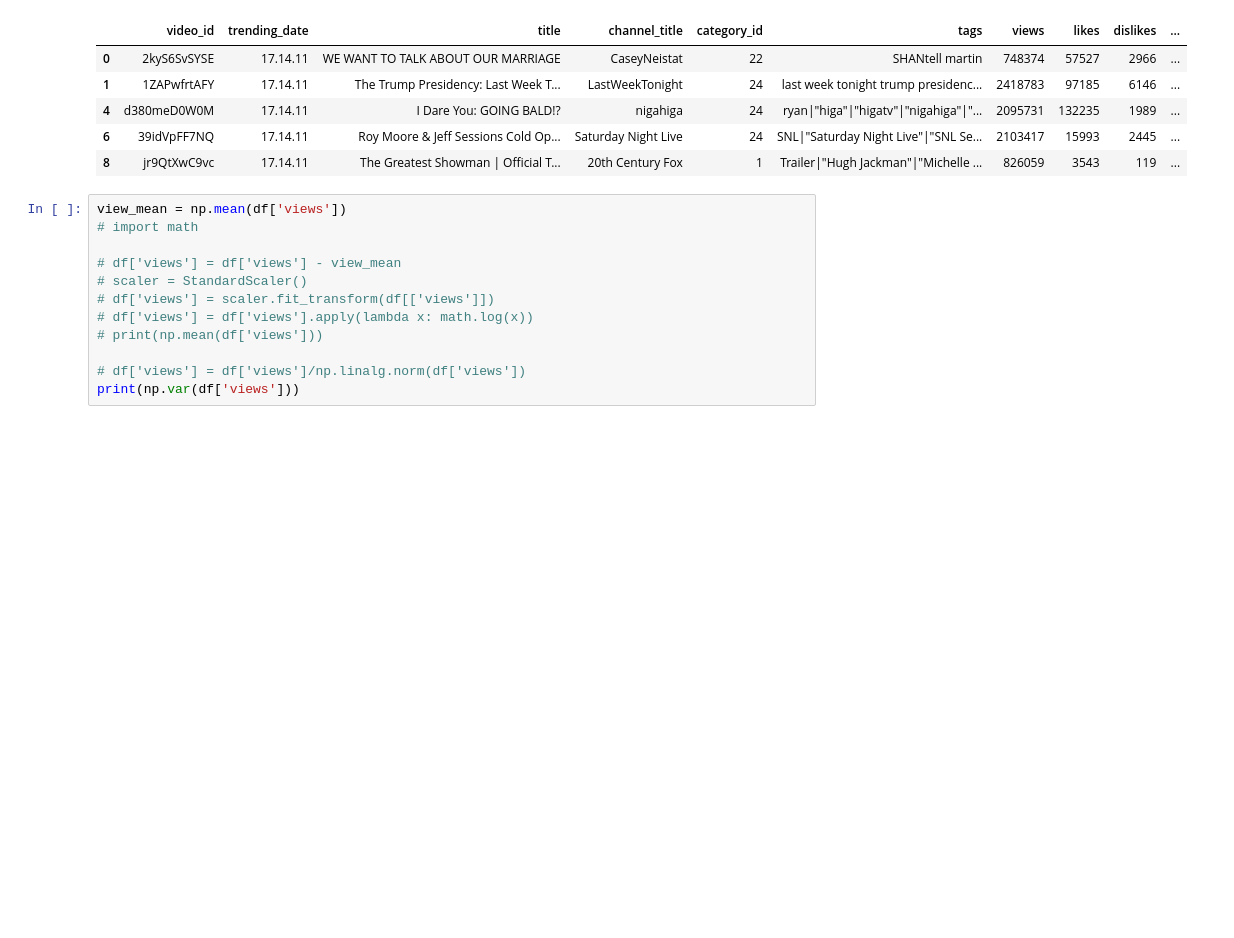
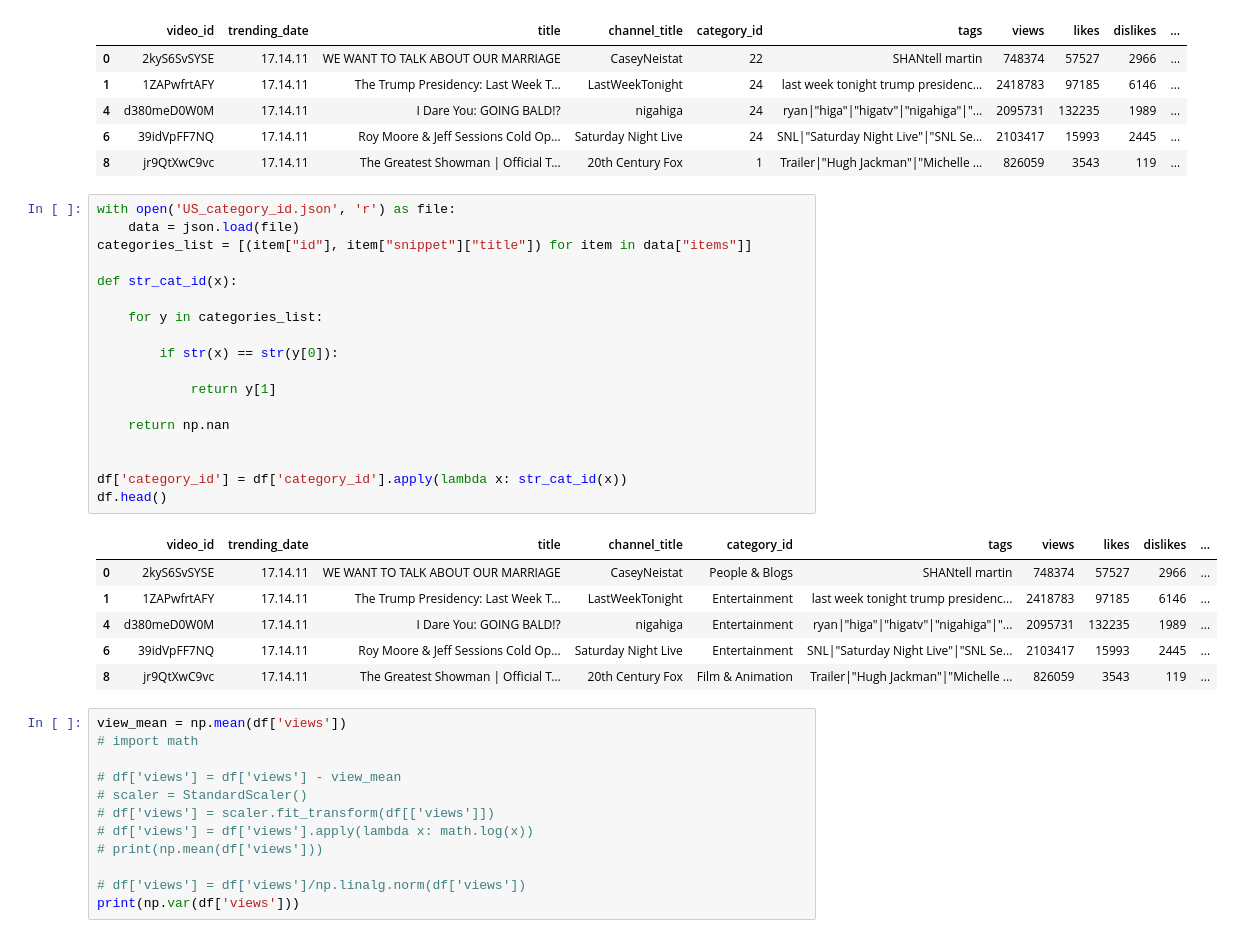
Before and after one commit to alec-luterman/320_final, a Jupyter notebook: 320_Final.ipynb, the cells around one changed output. Cells and saved outputs as stored; diff of their text form; blank space fills up the shorter version.

```diff
--- a/320_Final.ipynb
+++ b/320_Final.ipynb
@@ -69,6 +70,31 @@ df.head()
 | 4 | d380meD0W0M | 17.14.11 | I Dare You: GOING BALD!? | nigahiga | 24 | ryan|"higa"|"higatv"|"nigahiga"|"... | 2095731 | 132235 | 1989 | ... |
 | 6 | 39idVpFF7NQ | 17.14.11 | Roy Moore & Jeff Sessions Cold Op... | Saturday Night Live | 24 | SNL|"Saturday Night Live"|"SNL Se... | 2103417 | 15993 | 2445 | ... |
 | 8 | jr9QtXwC9vc | 17.14.11 | The Greatest Showman | Official T... | 20th Century Fox | 1 | Trailer|"Hugh Jackman"|"Michelle ... | 826059 | 3543 | 119 | ... |
+# %%
+with open('US_category_id.json', 'r') as file:
+    data = json.load(file)
+categories_list = [(item["id"], item["snippet"]["title"]) for item in data["items"]]
+
+def str_cat_id(x):
+
+    for y in categories_list:
+
+        if str(x) == str(y[0]):
+
+            return y[1]
+
+    return np.nan
+
+
+df['category_id'] = df['category_id'].apply(lambda x: str_cat_id(x))
+df.head()
+# %% [output]
+|  | video_id | trending_date | title | channel_title | category_id | tags | views | likes | dislikes | ... |
+| 0 | 2kyS6SvSYSE | 17.14.11 | WE WANT TO TALK ABOUT OUR MARRIAGE | CaseyNeistat | People & Blogs | SHANtell martin | 748374 | 57527 | 2966 | ... |
+| 1 | 1ZAPwfrtAFY | 17.14.11 | The Trump Presidency: Last Week T... | LastWeekTonight | Entertainment | last week tonight trump presidenc... | 2418783 | 97185 | 6146 | ... |
+| 4 | d380meD0W0M | 17.14.11 | I Dare You: GOING BALD!? | nigahiga | Entertainment | ryan|"higa"|"higatv"|"nigahiga"|"... | 2095731 | 132235 | 1989 | ... |
+| 6 | 39idVpFF7NQ | 17.14.11 | Roy Moore & Jeff Sessions Cold Op... | Saturday Night Live | Entertainment | SNL|"Saturday Night Live"|"SNL Se... | 2103417 | 15993 | 2445 | ... |
+| 8 | jr9QtXwC9vc | 17.14.11 | The Greatest Showman | Official T... | 20th Century Fox | Film & Animation | Trailer|"Hugh Jackman"|"Michelle ... | 826059 | 3543 | 119 | ... |
 # %%
 view_mean = np.mean(df['views'])
 # import math
```
Also changed, not shown: parts of 5 cells of this notebook, 2 other files.
